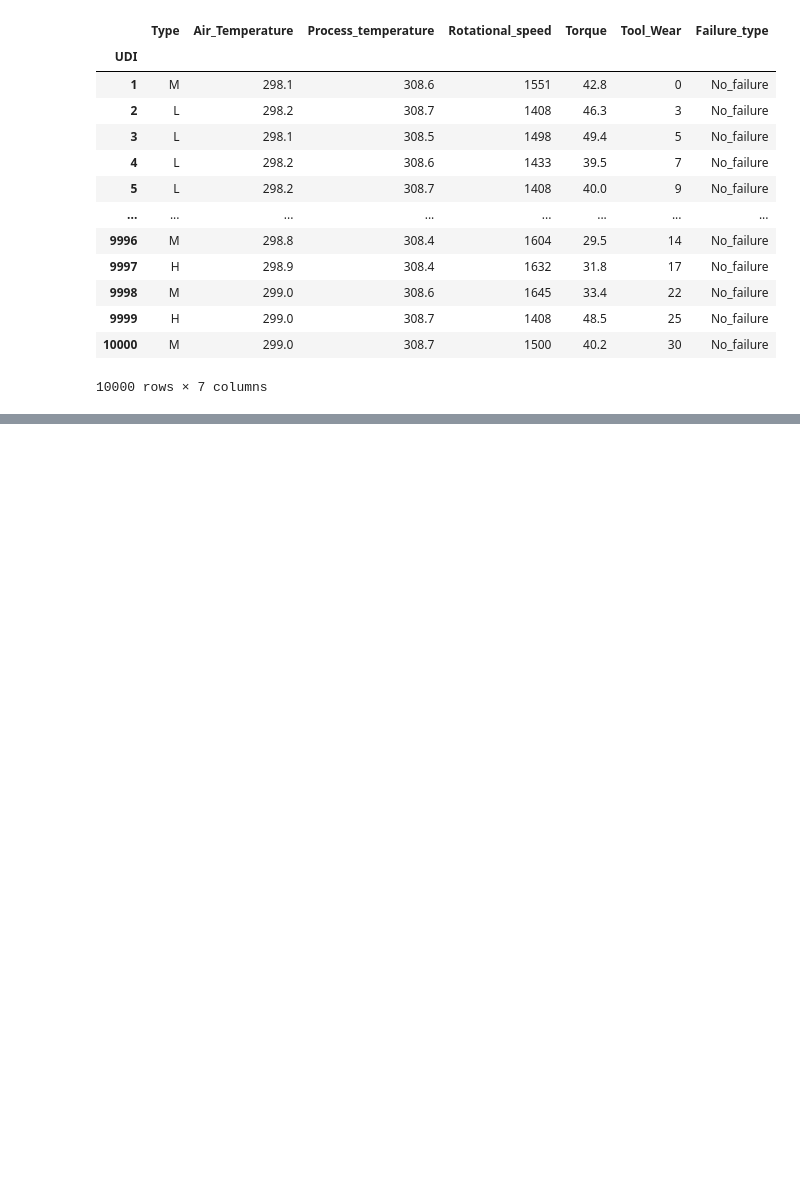
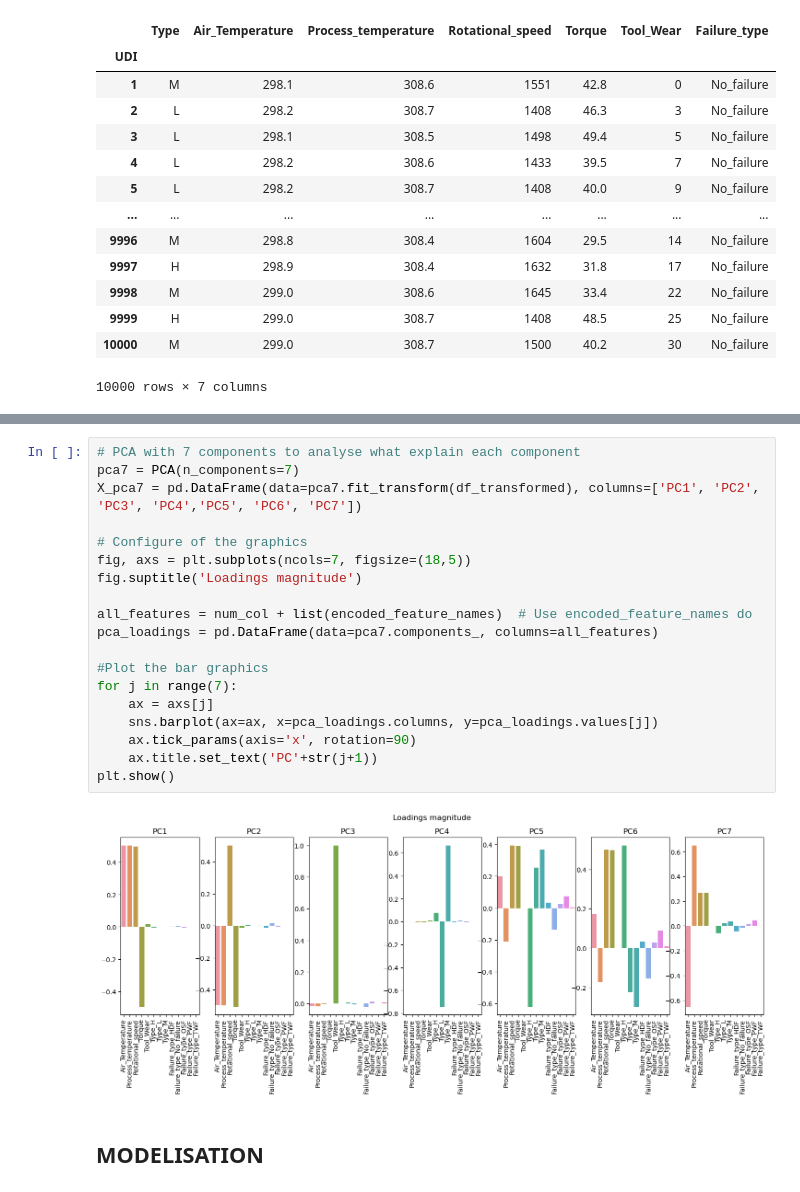
Before and after one commit to Konarovic/Maintenance, a Jupyter notebook: exploration.ipynb, the cells around one changed output, grey strips where cells are left out. Saved outputs shown, nothing was run; the diff lists cells and outputs as text; blank space fills up the shorter version.

Commit message:
Update exploration.ipynb
modelisation a retoucher

```diff
--- a/exploration.ipynb
+++ b/exploration.ipynb
@@ -479,3 +488,26 @@ plt.tight_layout()
 plt.show()
 # %% [output]
 [figure]
+# %%
+# PCA with 7 components to analyse what explain each component
+pca7 = PCA(n_components=7)
+X_pca7 = pd.DataFrame(data=pca7.fit_transform(df_transformed), columns=['PC1', 'PC2', 'PC3', 'PC4','PC5', 'PC6', 'PC7'])
+
+# Configure of the graphics
+fig, axs = plt.subplots(ncols=7, figsize=(18,5))
+fig.suptitle('Loadings magnitude')
+
+all_features = num_col + list(encoded_feature_names)  # Use encoded_feature_names do
+pca_loadings = pd.DataFrame(data=pca7.components_, columns=all_features)
+
+#Plot the bar graphics
+for j in range(7):
+    ax = axs[j]
+    sns.barplot(ax=ax, x=pca_loadings.columns, y=pca_loadings.values[j])
+    ax.tick_params(axis='x', rotation=90)
+    ax.title.set_text('PC'+str(j+1))
+plt.show()
+# %% [output]
+[figure, added]
+# %% [markdown]
+## MODELISATION
```
Also changed, not shown: parts of 10 cells of this notebook.
